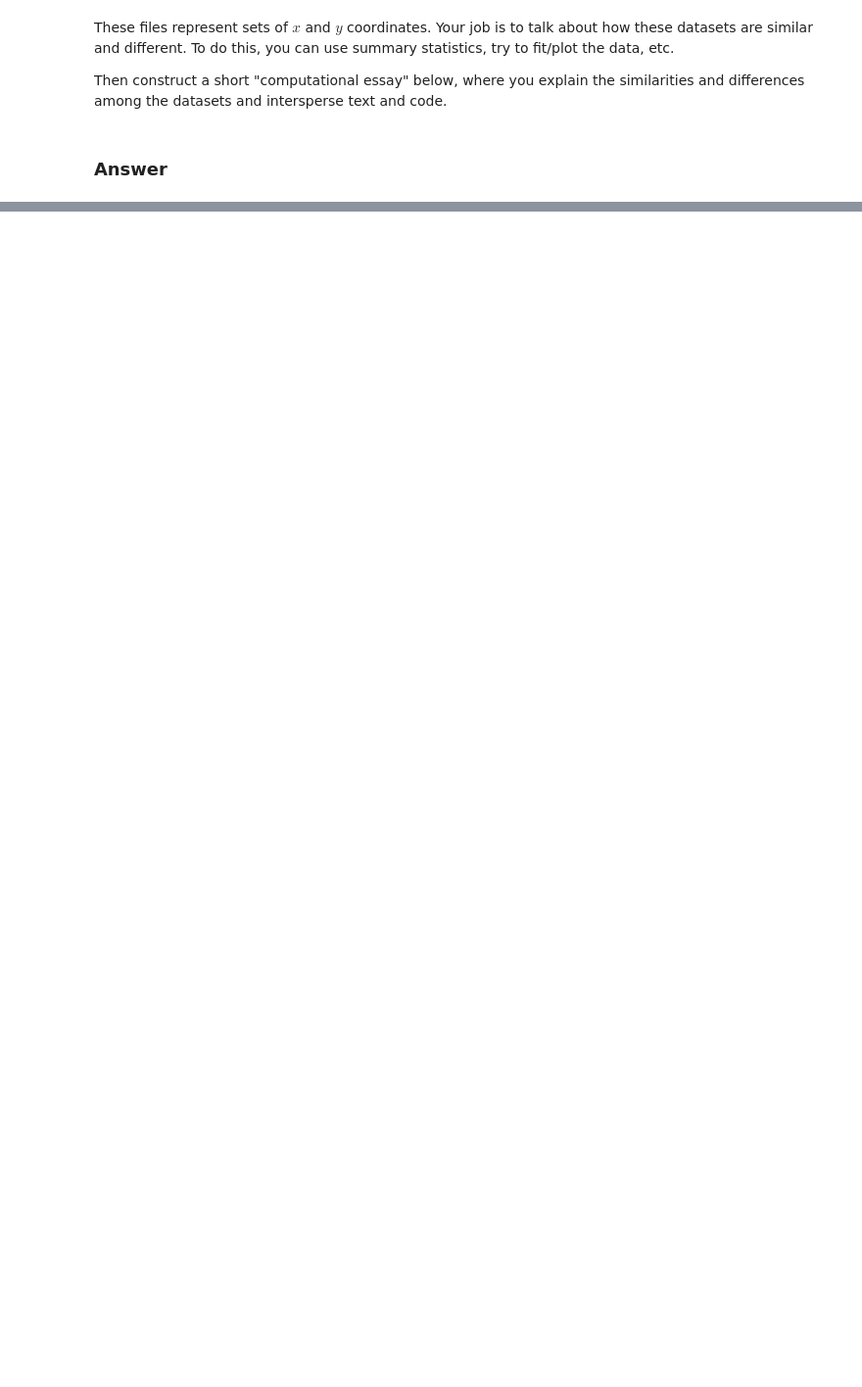
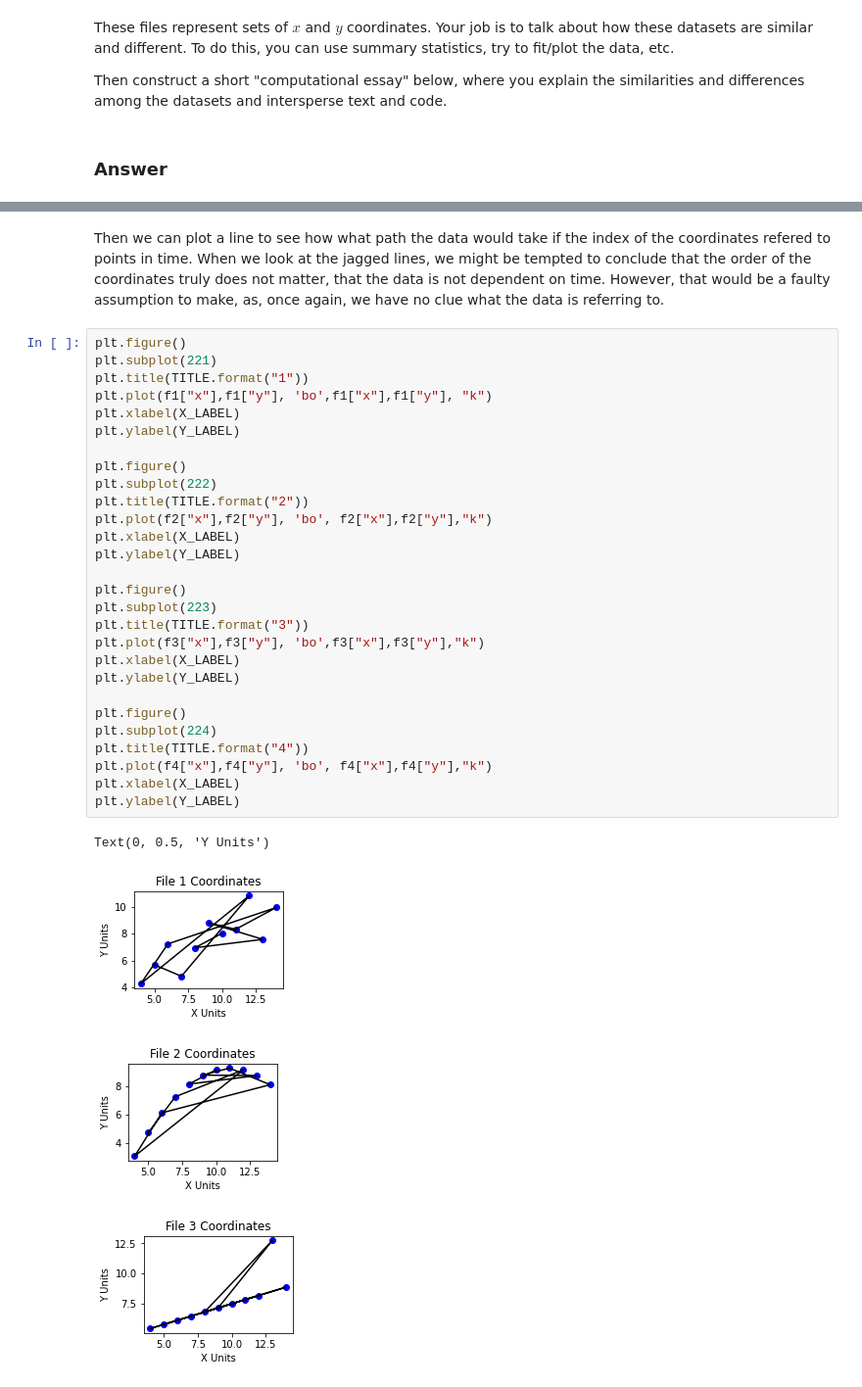
Before and after one commit to sd2020spring/reading-journal-mcuevas-olin, a Jupyter notebook: data_science_worksheet.ipynb, the cells around one changed output, grey strips where cells are left out. Shown at 98% size. Drawn from its saved outputs; the diff is of its cells as text; blank space fills up the shorter version.

```diff
--- a/data_science_worksheet.ipynb
+++ b/data_science_worksheet.ipynb
@@ -474,0 +640,35 @@ Then construct a short "computational essay" below, where you explain the simila
+# %% [markdown]
+Then we can plot a line to see how what path the data would take if the index of the coordinates refered to points in time. When we look at the jagged lines, we might be tempted to conclude that the order of the coordinates truly does not matter, that the data is not dependent on time. However, that would be a faulty assumption to make, as, once again, we have no clue what the data is referring to.
+# %%
+plt.figure()
+plt.subplot(221)
+plt.title(TITLE.format("1"))
+plt.plot(f1["x"],f1["y"], 'bo',f1["x"],f1["y"], "k")
+plt.xlabel(X_LABEL)
+plt.ylabel(Y_LABEL)
+
+plt.figure()
+plt.subplot(222)
+plt.title(TITLE.format("2"))
+plt.plot(f2["x"],f2["y"], 'bo', f2["x"],f2["y"],"k")
+plt.xlabel(X_LABEL)
+plt.ylabel(Y_LABEL)
+
+plt.figure()
+plt.subplot(223)
+plt.title(TITLE.format("3"))
+plt.plot(f3["x"],f3["y"], 'bo',f3["x"],f3["y"],"k")
+plt.xlabel(X_LABEL)
+plt.ylabel(Y_LABEL)
+
+plt.figure()
+plt.subplot(224)
+plt.title(TITLE.format("4"))
+plt.plot(f4["x"],f4["y"], 'bo', f4["x"],f4["y"],"k")
+plt.xlabel(X_LABEL)
+plt.ylabel(Y_LABEL)
+# %% [output]
+Text(0, 0.5, 'Y Units')
+[figure, added]
+[figure, added]
+[figure, added]
```
Also changed, not shown: parts of 26 cells of this notebook.
